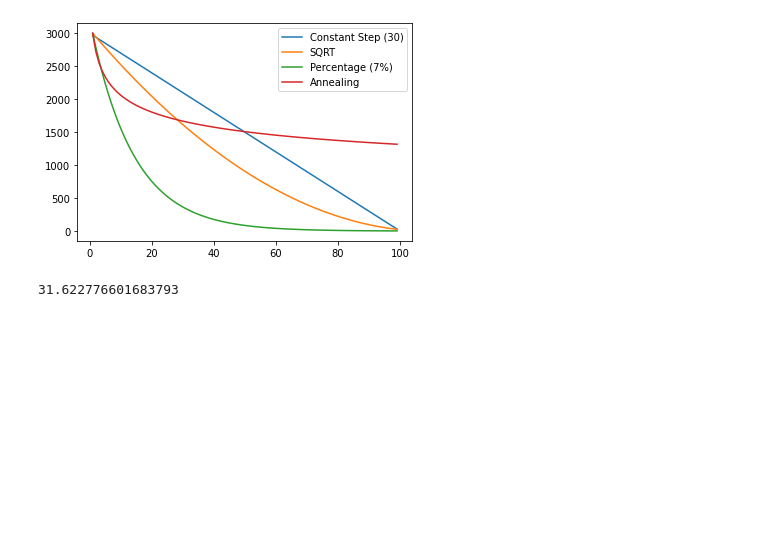
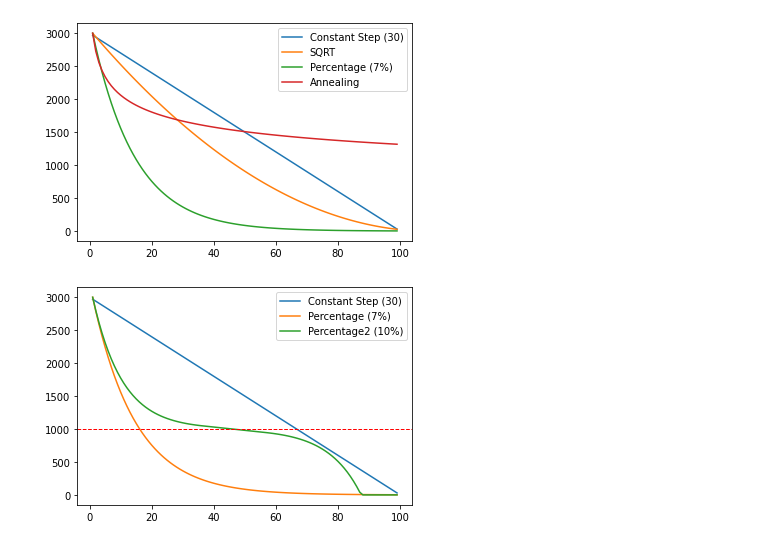
Before and after one commit to elmeunick9/TFG, a Jupyter notebook: Lab/DynamicStep/visualize-percent.ipynb, the cells around one changed output. Saved outputs shown, nothing was run; the diff lists cells and outputs as text; code cells hidden in the pictures; blank space fills up the shorter version.

```diff
--- a/Lab/DynamicStep/visualize-percent.ipynb
+++ b/Lab/DynamicStep/visualize-percent.ipynb
@@ -18,6 +18,16 @@ def percentage(p):
         else:
             s = f(x-1)
             return s + p*(features - s)
+
+    return {x: features-min(features, f(x)) for x in range(1, iterations)}
+
+def p2(p):
+    def f(x):
+        if x <= 1:
+            return 0
+        else:
+            s = f(x-1)
+            return s + max(p * abs(1000 - (features - s)), 5)
 
     return {x: features-min(features, f(x)) for x in range(1, iterations)}
 
@@ -54,7 +64,18 @@ plt.legend()
 plt.show()
 # %% [output]
 [figure]
-# %%
-math.sqrt(1000)
-# %% [output]
-31.622776601683793
+# %%
+a = step(30)
+b1 = percentage(0.07)
+b2 = p2(0.1)
+c = sqr()
+d = annealing()
+
+plt.plot(a.keys(), a.values(), label = "Constant Step (30)")
+plt.plot(b1.keys(), b1.values(), label = "Percentage (7%)")
+plt.plot(b2.keys(), b2.values(), label = "Percentage2 (10%)")
+plt.axhline(1000, color = "red", linewidth=1, linestyle="--")
+plt.legend()
+plt.show()
+# %% [output]
+[figure, added]
```
Also changed, not shown: 12 other files.
